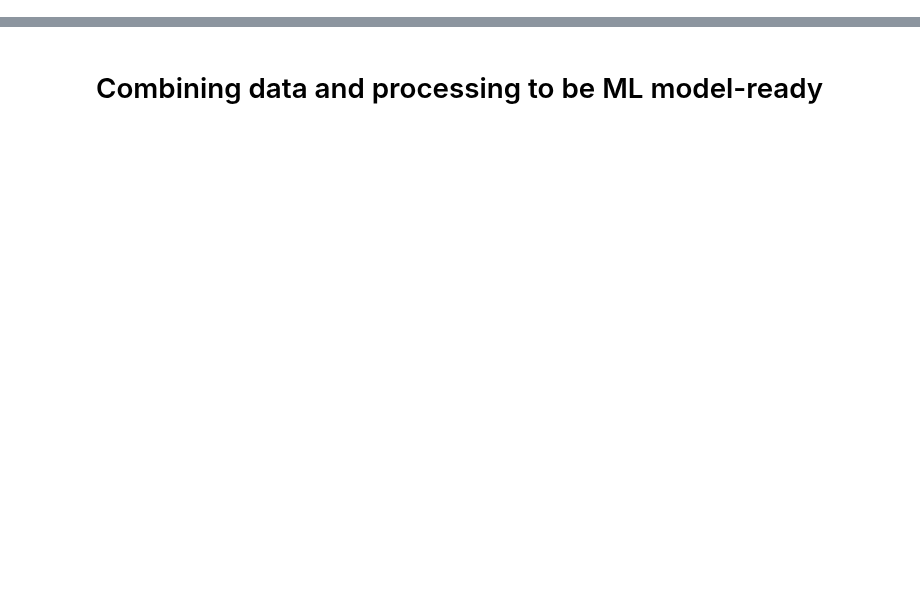
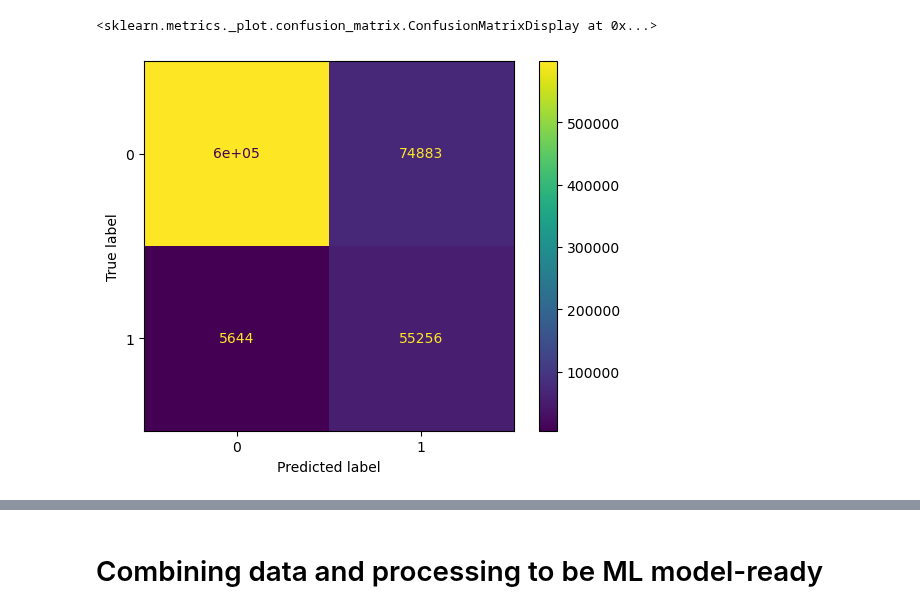
Before and after one commit to orlando-code/coralshift, a Jupyter notebook: notebooks/ml_data_processing.ipynb, the cells around one changed output, grey strips where cells are left out. Saved outputs shown, nothing was run; the diff lists cells and outputs as text; code cells hidden in the pictures; blank space fills up the shorter version.

```diff
--- a/notebooks/ml_data_processing.ipynb
+++ b/notebooks/ml_data_processing.ipynb
@@ -52,0 +49,10 @@ from coralshift.dataloading import data_structure, climate_data, bathymetry, ree
+# %%
+def load_model(
+    model_name: Path | str, model_dir: Path | str = directories.get_best_model_dir()
+):
+    if Path(model_name).is_file():
+        model = pickle.load(open(model_name, "rb"))
+    else:
+        model = pickle.load(open(Path(model_dir) / model_name, "rb"))
+    print(model.best_params_)
+    return model
@@ -52,0 +61,5 @@ from coralshift.dataloading import data_structure, climate_data, bathymetry, ree
+# %%
+maxent = load_model("maxent_0-0368d_tuned.pickle")
+rf_reg = load_model("rf_reg_0-0368d_tuned.pickle")
+brt = load_model("brt_0-0368d_tuned.pickle")
+rf_cla = load_model("rf_cla_0-0368d_tuned.pickle")
@@ -52,0 +320,8 @@ from coralshift.dataloading import data_structure, climate_data, bathymetry, ree
+# %%
+cm = sklmetrics.confusion_matrix(models_output_dict["maxent"][0][0], models_output_dict["maxent"][0][1])
+disp = sklmetrics.ConfusionMatrixDisplay(confusion_matrix=cm)
+
+disp.plot()
+# %% [output]
+<sklearn.metrics._plot.confusion_matrix.ConfusionMatrixDisplay at 0x...>
+[figure, added]
```
Also changed, not shown: parts of 60 cells of this notebook, 4 other files.
